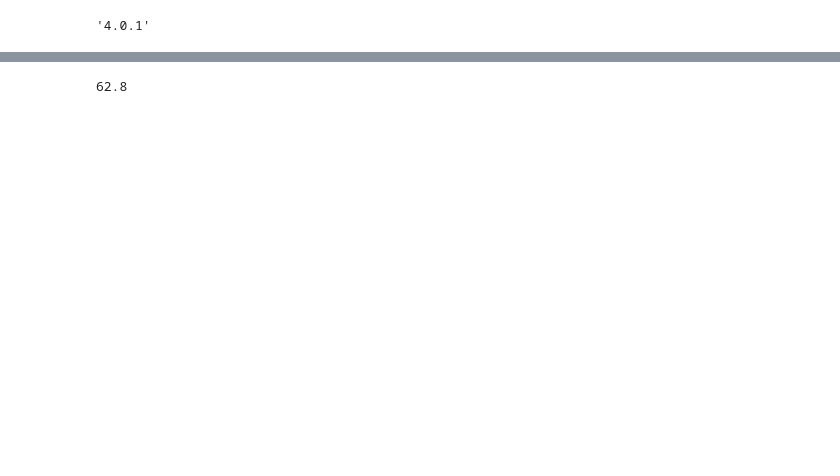
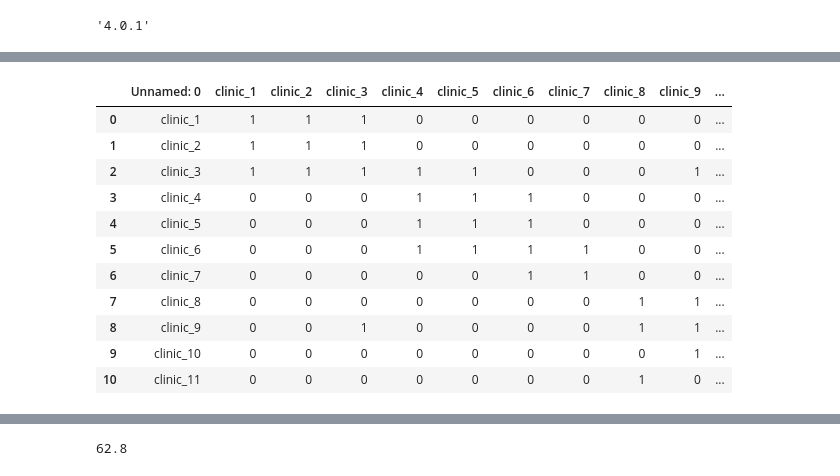
Before and after one commit to health-data-science-OR/stochastic_systems, a Jupyter notebook: labs/simulation/lab4/sim_lab4_advanced_models.ipynb, the cells around one changed output, grey strips where cells are left out. Cells and saved outputs as stored; diff of their text form; code cells hidden in the pictures; blank space fills up the shorter version.

```diff
--- a/labs/simulation/lab4/sim_lab4_advanced_models.ipynb
+++ b/labs/simulation/lab4/sim_lab4_advanced_models.ipynb
@@ -18,0 +187,15 @@ from sim_utility.distributions import (Bernoulli, Discrete, Poisson,
+# %%
+pd.read_csv('data/partial_pooling.csv')
+# %% [output]
+|  | Unnamed: 0 | clinic_1 | clinic_2 | clinic_3 | clinic_4 | clinic_5 | clinic_6 | clinic_7 | clinic_8 | clinic_9 | ... |
+| 0 | clinic_1 | 1 | 1 | 1 | 0 | 0 | 0 | 0 | 0 | 0 | ... |
+| 1 | clinic_2 | 1 | 1 | 1 | 0 | 0 | 0 | 0 | 0 | 0 | ... |
+| 2 | clinic_3 | 1 | 1 | 1 | 1 | 1 | 0 | 0 | 0 | 1 | ... |
+| 3 | clinic_4 | 0 | 0 | 0 | 1 | 1 | 1 | 0 | 0 | 0 | ... |
+| 4 | clinic_5 | 0 | 0 | 0 | 1 | 1 | 1 | 0 | 0 | 0 | ... |
+| 5 | clinic_6 | 0 | 0 | 0 | 1 | 1 | 1 | 1 | 0 | 0 | ... |
+| 6 | clinic_7 | 0 | 0 | 0 | 0 | 0 | 1 | 1 | 0 | 0 | ... |
+| 7 | clinic_8 | 0 | 0 | 0 | 0 | 0 | 0 | 0 | 1 | 1 | ... |
+| 8 | clinic_9 | 0 | 0 | 1 | 0 | 0 | 0 | 0 | 1 | 1 | ... |
+| 9 | clinic_10 | 0 | 0 | 0 | 0 | 0 | 0 | 0 | 0 | 1 | ... |
+| 10 | clinic_11 | 0 | 0 | 0 | 0 | 0 | 0 | 0 | 1 | 0 | ... |
```
Also changed, not shown: parts of 49 cells of this notebook, 7 other files.
